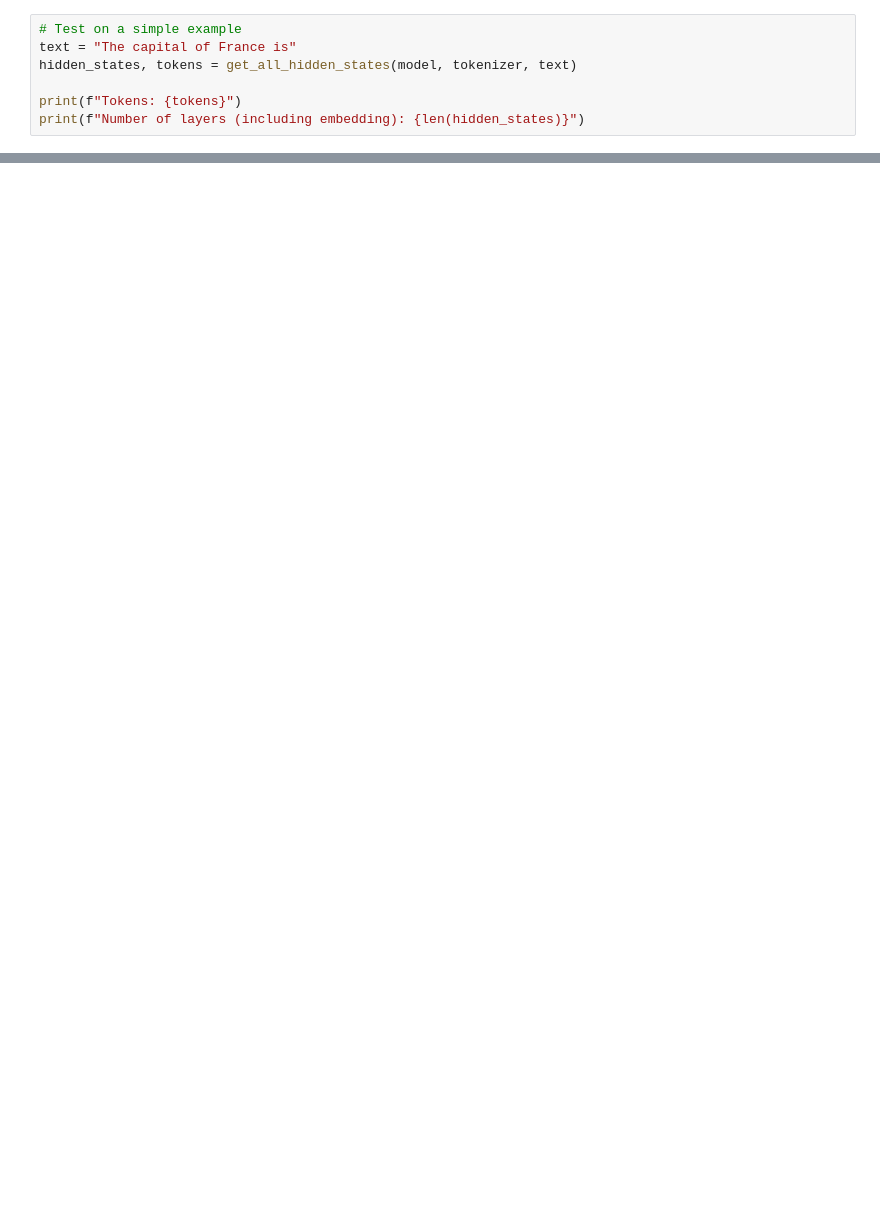
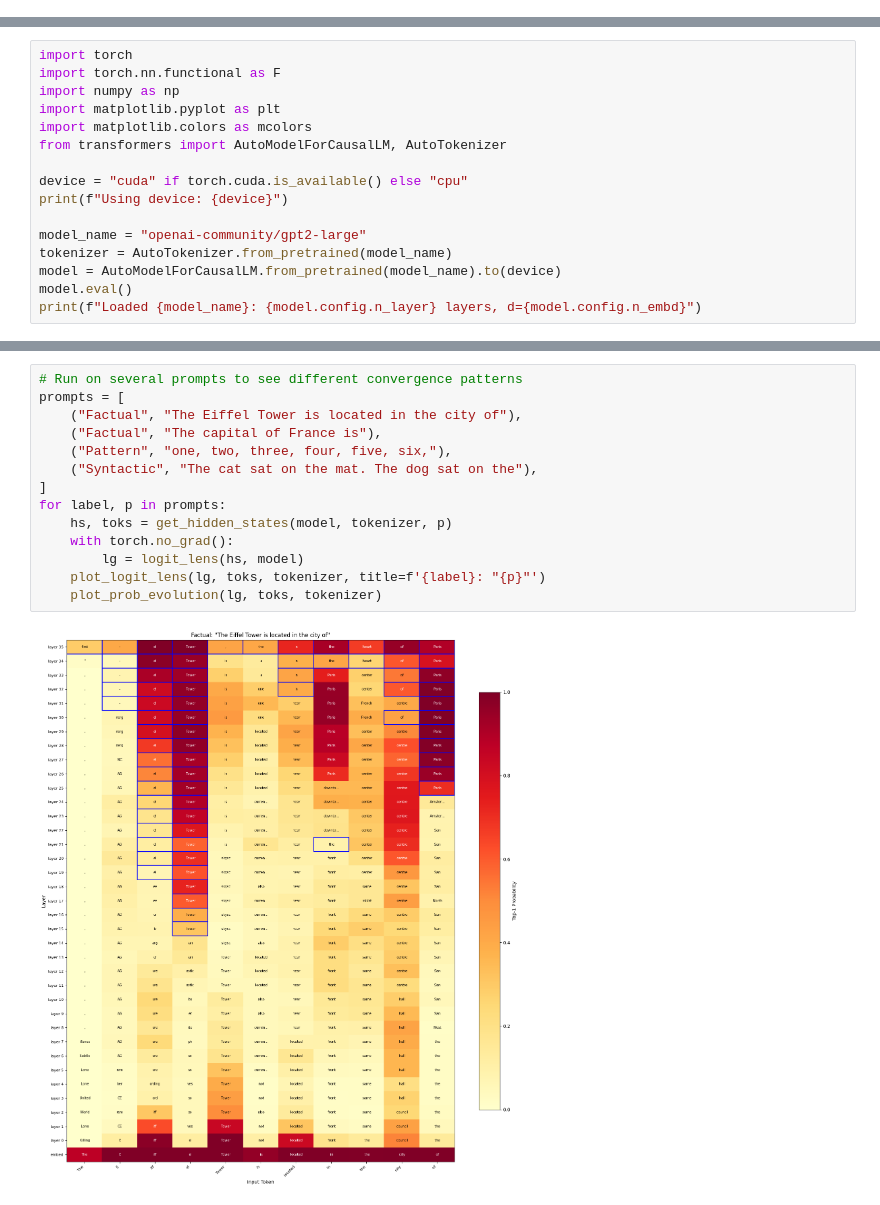
Before and after one commit to TSGLAB/Interpretability_Survey_Safety, a Jupyter notebook: notebooks/04_intermediate_computation/01_logit_lens.ipynb, the cells around one changed output, grey strips where cells are left out. Saved outputs shown, nothing was run; the diff lists cells and outputs as text; blank space fills up the shorter version.

Commit message:
add logit lens notebook

```diff
--- a/notebooks/04_intermediate_computation/01_logit_lens.ipynb
+++ b/notebooks/04_intermediate_computation/01_logit_lens.ipynb
@@ -94,7 +0,0 @@ def logit_lens(hidden_states, model):
-# %%
-# Test on a simple example
-text = "The capital of France is"
-hidden_states, tokens = get_all_hidden_states(model, tokenizer, text)
-
-print(f"Tokens: {tokens}")
-print(f"Number of layers (including embedding): {len(hidden_states)}")
@@ -245,0 +30,16 @@ plt.show()
+# %%
+import torch
+import torch.nn.functional as F
+import numpy as np
+import matplotlib.pyplot as plt
+import matplotlib.colors as mcolors
+from transformers import AutoModelForCausalLM, AutoTokenizer
+
+device = "cuda" if torch.cuda.is_available() else "cpu"
+print(f"Using device: {device}")
+
+model_name = "openai-community/gpt2-large"
+tokenizer = AutoTokenizer.from_pretrained(model_name)
+model = AutoModelForCausalLM.from_pretrained(model_name).to(device)
+model.eval()
+print(f"Loaded {model_name}: {model.config.n_layer} layers, d={model.config.n_embd}")
@@ -245,0 +170,16 @@ plt.show()
+# %%
+# Run on several prompts to see different convergence patterns
+prompts = [
+    ("Factual", "The Eiffel Tower is located in the city of"),
+    ("Factual", "The capital of France is"),
+    ("Pattern", "one, two, three, four, five, six,"),
+    ("Syntactic", "The cat sat on the mat. The dog sat on the"),
+]
+for label, p in prompts:
+    hs, toks = get_hidden_states(model, tokenizer, p)
+    with torch.no_grad():
+        lg = logit_lens(hs, model)
+    plot_logit_lens(lg, toks, tokenizer, title=f'{label}: "{p}"')
+    plot_prob_evolution(lg, toks, tokenizer)
+# %% [output]
+[figure, added]
```
Also changed, not shown: parts of 44 cells of this notebook.
